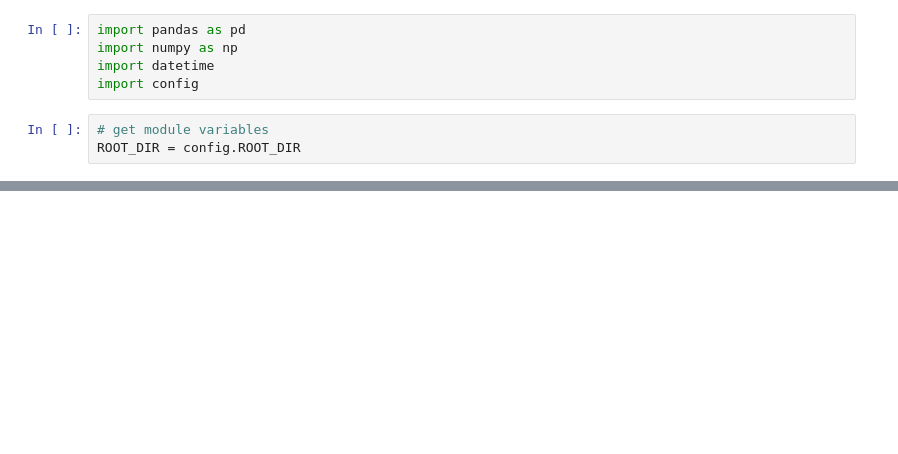
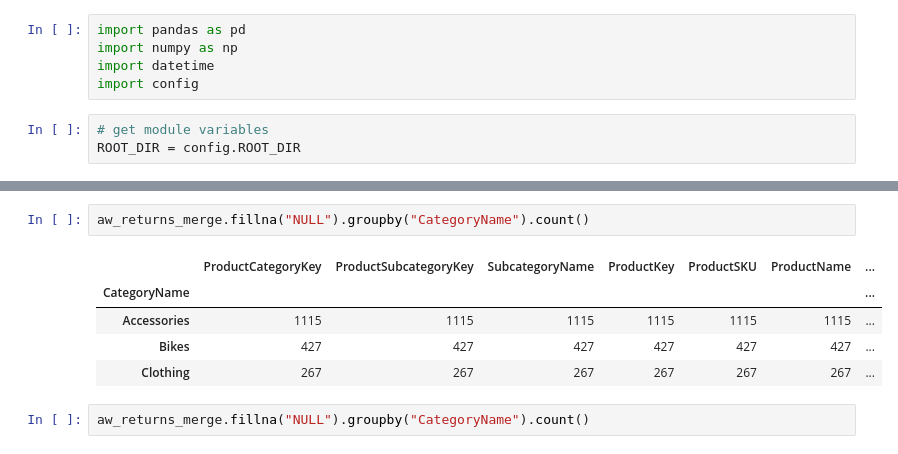
Before and after one commit to MeetPatel89/adventure_works_analysis, a Jupyter notebook: dax_notebook.ipynb, the cells around one changed output, grey strips where cells are left out. Saved outputs shown, nothing was run; the diff lists cells and outputs as text; blank space fills up the shorter version.

```diff
--- a/dax_notebook.ipynb
+++ b/dax_notebook.ipynb
@@ -23,0 +175,10 @@ aw_sales_fact["OrderQuantity"].sum()
+# %%
+aw_returns_merge.fillna("NULL").groupby("CategoryName").count()
+# %% [output]
+|  | ProductCategoryKey | ProductSubcategoryKey | SubcategoryName | ProductKey | ProductSKU | ProductName | ... |
+| CategoryName |  |  |  |  |  |  | ... |
+| Accessories | 1115 | 1115 | 1115 | 1115 | 1115 | 1115 | ... |
+| Bikes | 427 | 427 | 427 | 427 | 427 | 427 | ... |
+| Clothing | 267 | 267 | 267 | 267 | 267 | 267 | ... |
+# %%
+aw_returns_merge.fillna("NULL").groupby("CategoryName").count()
```
Also changed, not shown: parts of 15 cells of this notebook, 1 other file.
